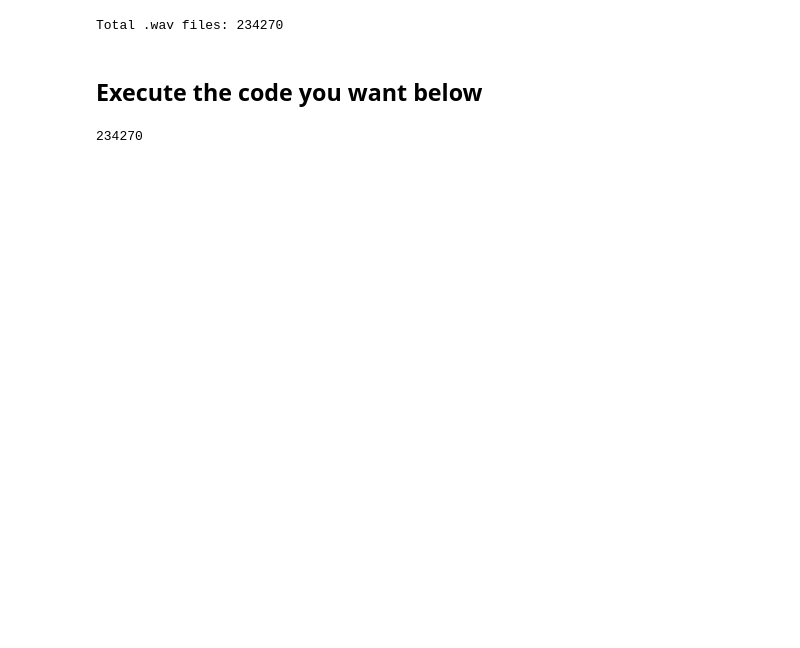
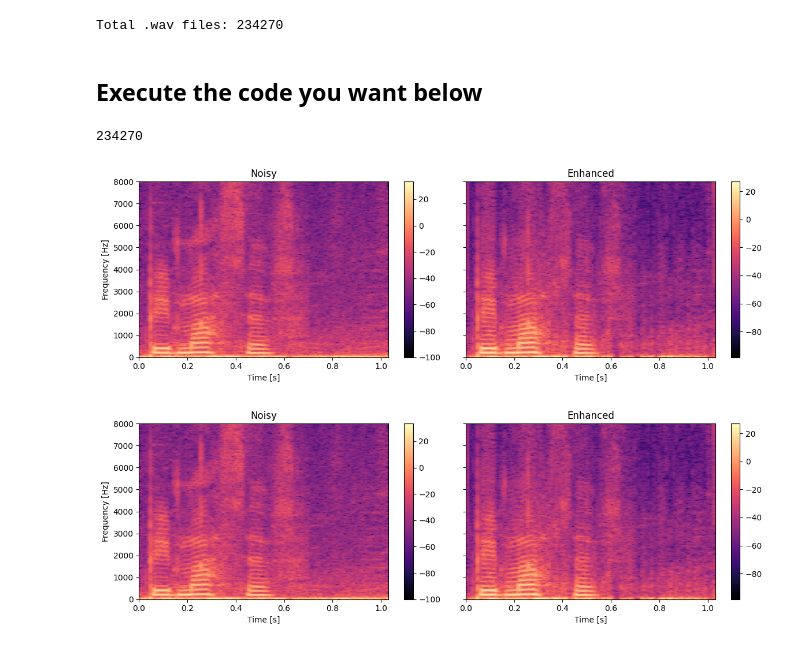
Before and after one commit to LimDoHyeon/SE-RL, a Jupyter notebook: utilitycodes.ipynb, the cells around one changed output. Drawn from its saved outputs; the diff is of its cells as text; code cells hidden in the pictures; blank space fills up the shorter version.

```diff
--- a/utilitycodes.ipynb
+++ b/utilitycodes.ipynb
@@ -113,3 +198,15 @@ Total .wav files: 234270
 count_wav_files("data/Valentini/valentini/train-0")
 # %% [output]
 234270
+# %%
+noisy_wav = "exp/eval_epo55/noisy_test-1/noisy/p257/p257_434_002.wav"
+enh_wav   = "exp/eval_epo55/enh_test-1/noisy/p257/p257_434_002.wav"
+
+# 화면 출력만
+show_spec_pair(noisy_wav, enh_wav, sr=16000, n_fft=512, hop=128)
+
+# 저장도 하고 싶다면
+# show_spec_pair(noisy_wav, enh_wav, save_path="exp/temp/eval_out/spec_VALENTINI_123.png")
+# %% [output]
+[figure, added]
+[figure, added]
```
Also changed, not shown: parts of 1 cell of this notebook.
